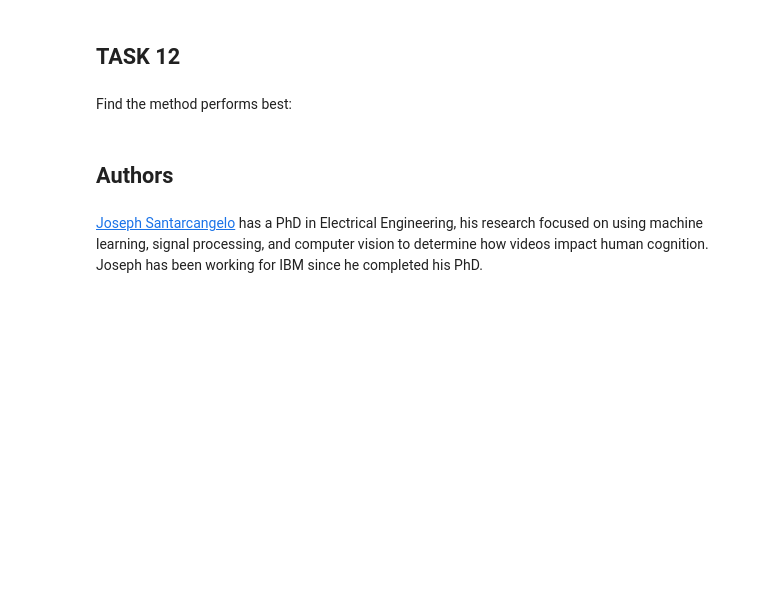
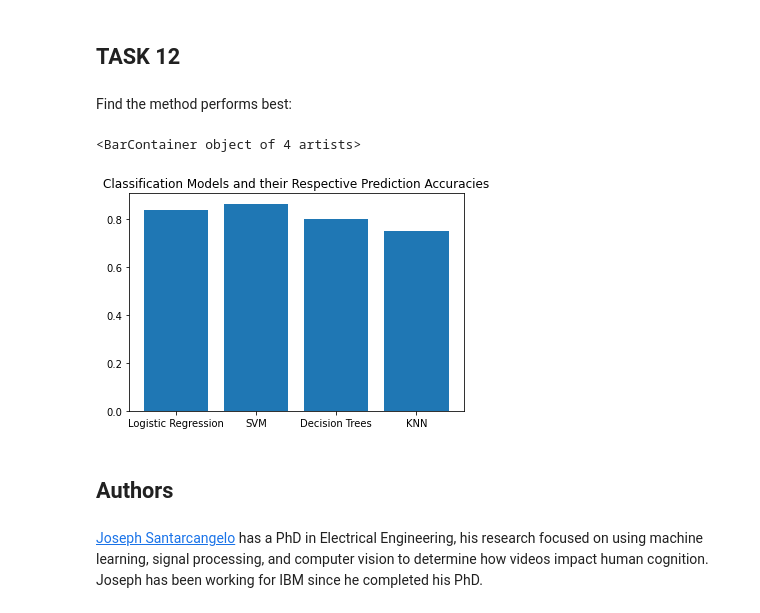
Before and after one commit to codingfarhan/Data-Science-Projects, a Jupyter notebook: IBM Data Science Projects/ClassificationAssignment.ipynb, the cells around one changed output. Drawn from its saved outputs; the diff is of its cells as text; code cells hidden in the pictures; blank space fills up the shorter version.

```diff
--- a/IBM Data Science Projects/ClassificationAssignment.ipynb
+++ b/IBM Data Science Projects/ClassificationAssignment.ipynb
@@ -363,3 +361,21 @@ Find the method performs best:
+# %%
+import matplotlib.pyplot as plt
+
+scores_list = []
+
+scores_list.append(logreg_cv.best_score_)
+scores_list.append(svm_cv.best_score_)
+scores_list.append(tree_cv.best_score_)
+scores_list.append(knn_cv.best_score_)
+
+plt.title('Classification Models and their Respective Prediction Accuracies')
+
+plt.bar(['Logistic Regression', 'SVM', 'Decision Trees', 'KNN'], scores_list)
+
+# So SVM is the best model for prediction.
+# %% [output]
+<BarContainer object of 4 artists>
+[figure, added]
 # %% [markdown]
 ## Authors
 # %% [markdown]
```
Also changed, not shown: parts of 2 cells of this notebook.
